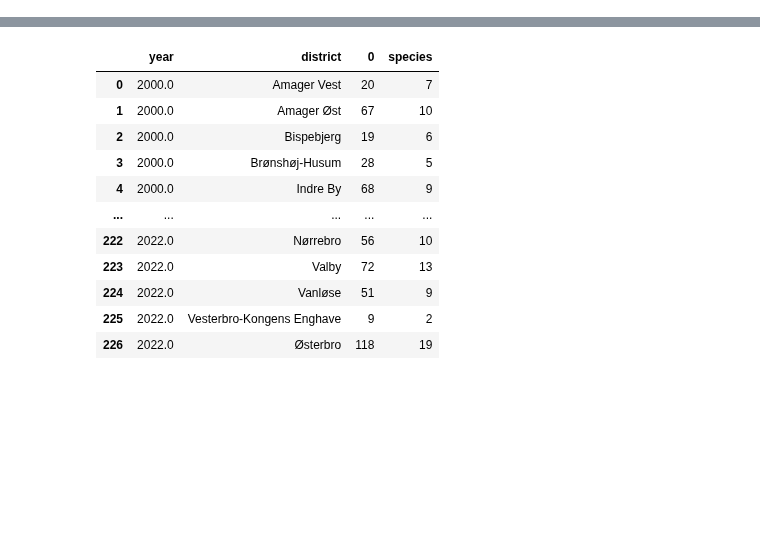
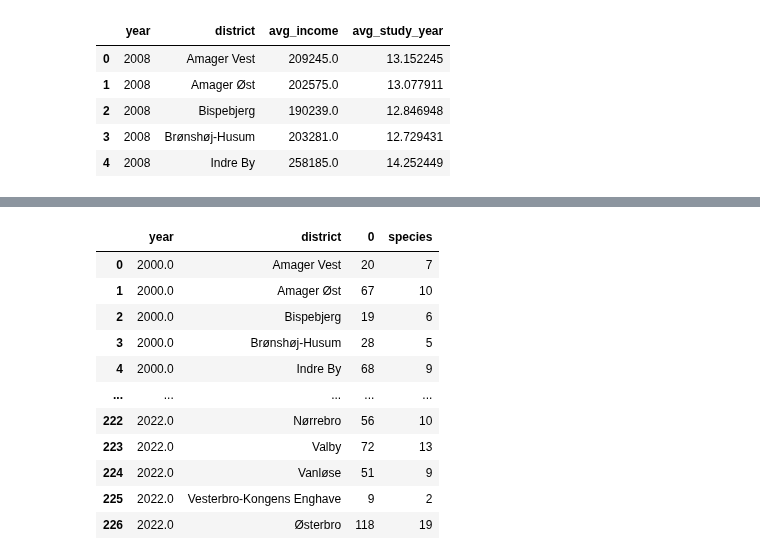
Before and after one commit to Ljoerring/Social-Data-Project, a Jupyter notebook: Exploratory_demo.ipynb, the cells around one changed output, grey strips where cells are left out. Saved outputs shown, nothing was run; the diff lists cells and outputs as text; code cells hidden in the pictures; blank space fills up the shorter version.

```diff
--- a/Exploratory_demo.ipynb
+++ b/Exploratory_demo.ipynb
@@ -25,3 +25,16 @@ df_education['total_study_year'] = (df_education['Erhvervsfaglige og korte vider
 + df_education['Mellemlange videregående uddannelser og bacheloruddannelser']*mellem_videregående)
 df_education['total_educated'] = df_education[['Erhvervsfaglige og korte videregående uddannelser','Grundskole og uoplyst mv.','Gymnasiale uddannelser og adgangsgivende uddannelsesforløb','Lange videregående uddannelser og Ph.d og forskeruddannelser','Mellemlange videregående uddannelser og bacheloruddannelser']].sum(axis=1)
 df_education['avg_study_year'] = df_education.total_study_year/df_education.total_educated
+# %%
+# Explore demo data
+df_demo = pd.merge(df_income,df_education)
+df_demo = df_demo[['year','district','Gennemsnit for alle personer med indkomsten (kr.)','avg_study_year']]
+df_demo.columns = ['year','district','avg_income','avg_study_year']
+df_demo.head()
+# %% [output]
+|  | year | district | avg_income | avg_study_year |
+| 0 | 2008 | Amager Vest | 209245.0 | 13.152245 |
+| 1 | 2008 | Amager Øst | 202575.0 | 13.077911 |
+| 2 | 2008 | Bispebjerg | 190239.0 | 12.846948 |
+| 3 | 2008 | Brønshøj-Husum | 203281.0 | 12.729431 |
+| 4 | 2008 | Indre By | 258185.0 | 14.252449 |
```
Also changed, not shown: parts of 5 cells of this notebook, 2 other files.
